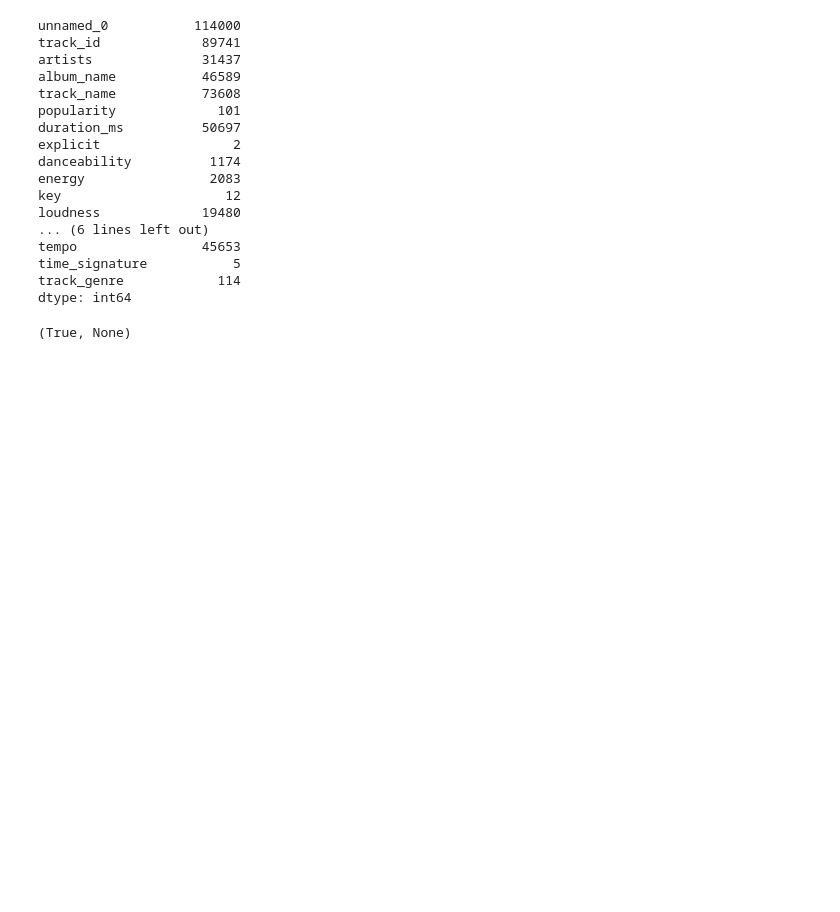
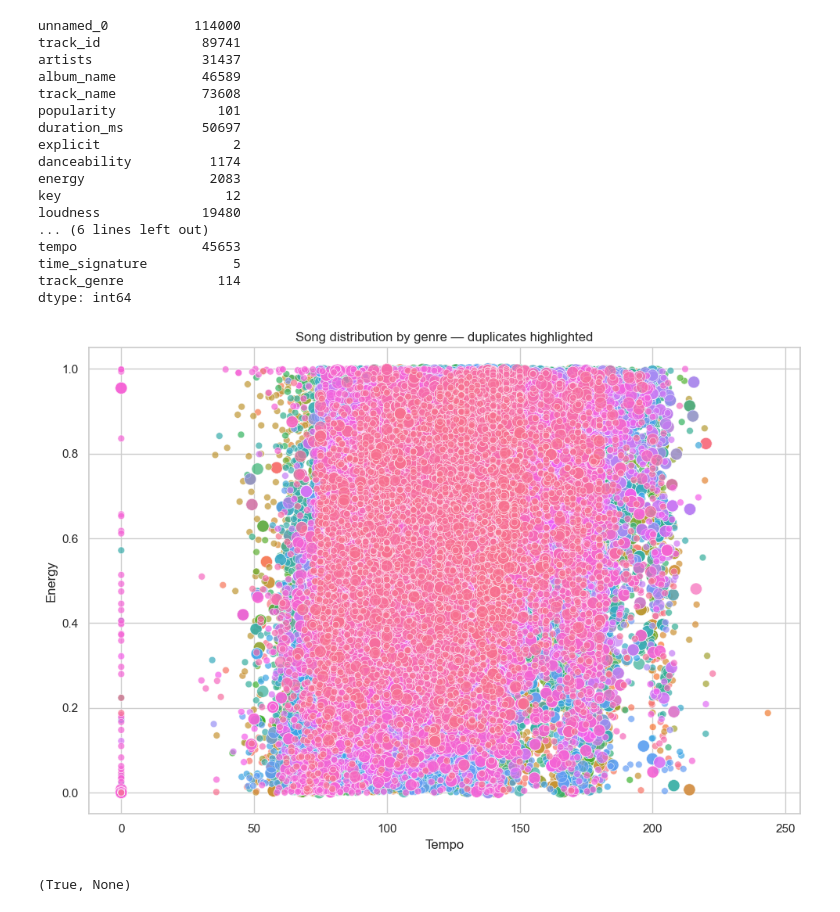
Before and after one commit to Wazard/grupoX-Final-Exam_Spotify, a Jupyter notebook: data/processed/analysis.ipynb, the cells around one changed output. Saved outputs shown, nothing was run; the diff lists cells and outputs as text; code cells hidden in the pictures; blank space fills up the shorter version.

```diff
--- a/data/processed/analysis.ipynb
+++ b/data/processed/analysis.ipynb
@@ -26,6 +26,43 @@ tempo                45653
 time_signature           5
 track_genre            114
 dtype: int64
+# %%
+import pandas as pd
+import seaborn as sns
+import matplotlib.pyplot as plt
+
+# Mark duplicates (same song, different metadata)
+handler.df['is_duplicate'] = handler.df.duplicated(
+    subset=['track_name', 'artists'],
+    keep=False
+)
+# %%
+# Point size: larger for duplicates
+handler.df['point_size'] = handler.df['is_duplicate'].apply(lambda x: 120 if x else 40)
+# %%
+sns.set(style="whitegrid")
+
+plt.figure(figsize=(10, 7))
+
+sns.scatterplot(
+    data=handler.df,
+    x='tempo',
+    y='energy',
+    hue='track_genre',
+    size='point_size',
+    sizes=(40, 120),
+    alpha=0.7,
+    legend=False  # important: genre legend would be too big
+)
+
+plt.title("Song distribution by genre — duplicates highlighted")
+plt.xlabel("Tempo")
+plt.ylabel("Energy")
+
+plt.tight_layout()
+plt.show()
+# %% [output]
+[figure, added]
 # %%
 handler.df.drop(columns='unnamed_0', axis=1, inplace=True)
 handler.try_add_col(target_col='target', func= lambda _: False)
```
Also changed, not shown: 5 other files.
